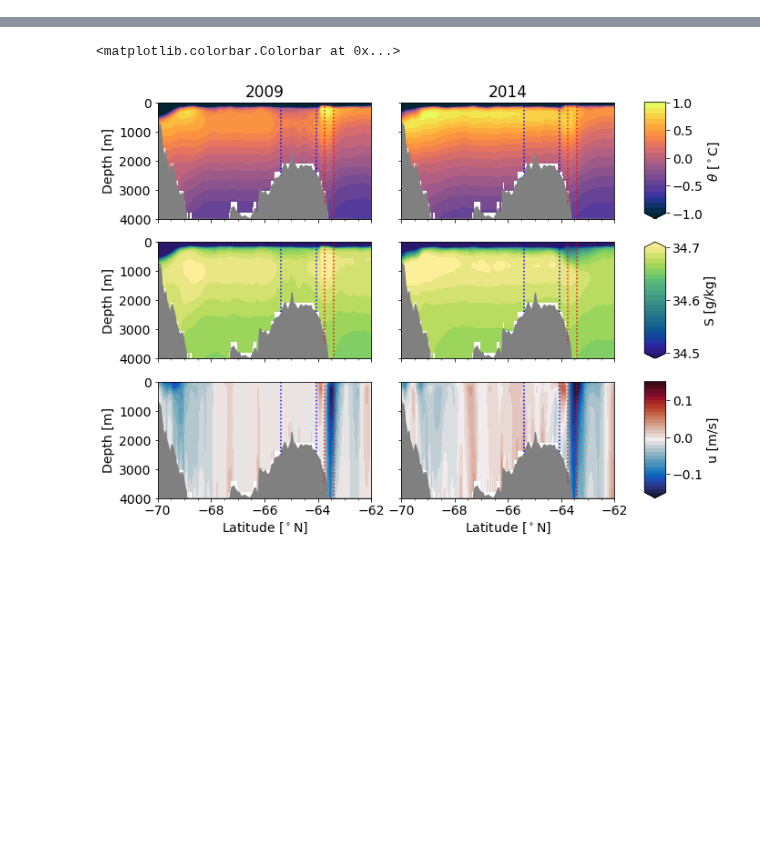
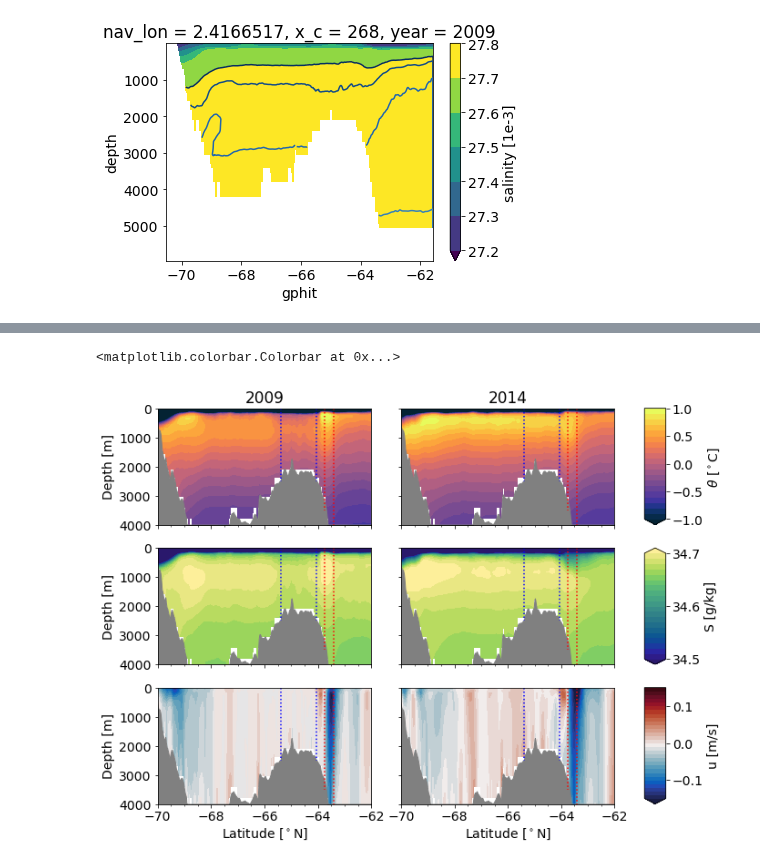
Before and after one commit to bguelk/JGR_2023_MaudRise, a Jupyter notebook: plot_figures/plot_sections.ipynb, the cells around one changed output, grey strips where cells are left out. Saved outputs shown, nothing was run; the diff lists cells and outputs as text; code cells hidden in the pictures; blank space fills up the shorter version.

```diff
--- a/plot_figures/plot_sections.ipynb
+++ b/plot_figures/plot_sections.ipynb
@@ -56,4 +57,10 @@ Coordinates:
     so           (t, z_c, y_c) float32 dask.array<chunksize=(1, 50, 804), meta=np.ndarray>
     thetao       (t, z_c, y_c) float32 dask.array<chunksize=(1, 50, 804), meta=np.ndarray>
     uo           (t, z_c, y_c) float32 dask.array<chunksize=(1, 50, 804), meta=np.ndarray>
+# %%
+ds.sig0.isel(t=0).where(ds.depth<ds.bathy_meter).plot.contourf(x="gphit",y="depth",robust=True)
+ds.sig0.isel(t=0).where(ds.depth<ds.bathy_meter).plot.contour(x="gphit",y="depth",levels=np.arange(27.7,27.9,0.01))
+plt.gca().invert_yaxis()
+# %% [output]
+[figure, added]
 # %%
```
Also changed, not shown: parts of 8 cells of this notebook, 1 other file.
